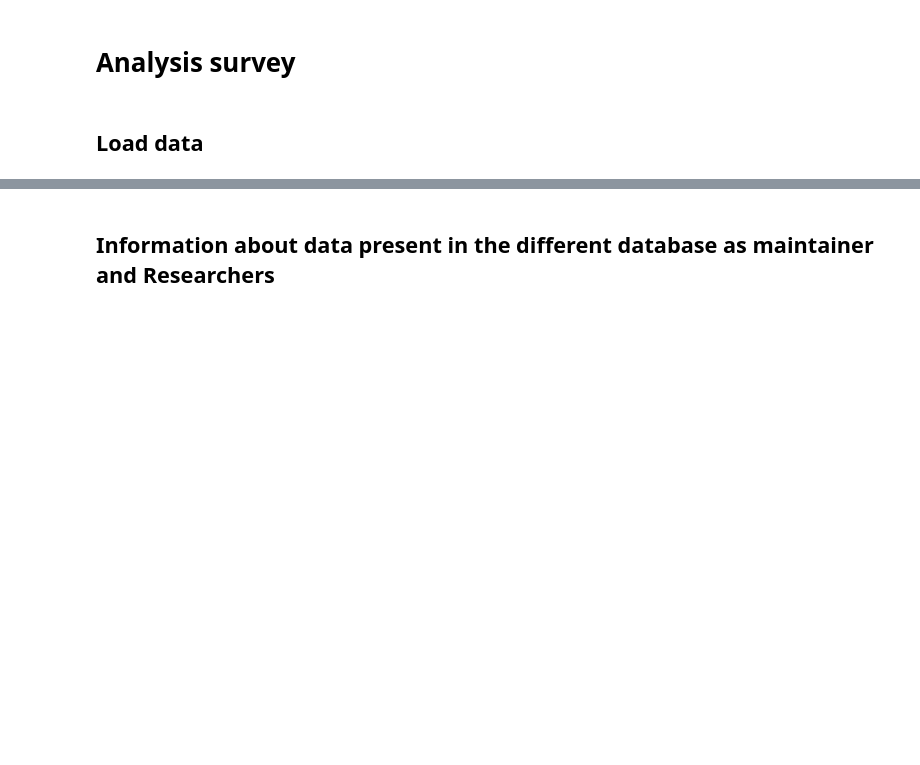
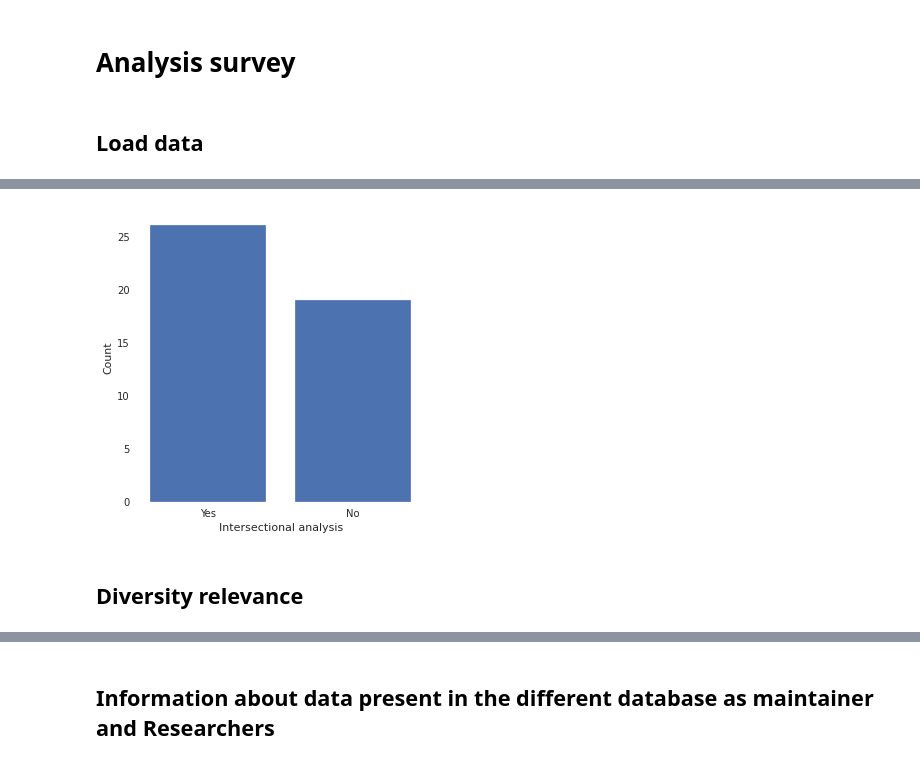
Before and after one commit to social-link-analytics-group-bsc/biohackathon-project-35, a Jupyter notebook: Survey - descriptive analysis.ipynb, the cells around one changed output, grey strips where cells are left out. Cells and saved outputs as stored; diff of their text form; code cells hidden in the pictures; blank space fills up the shorter version.

```diff
--- a/Survey - descriptive analysis.ipynb
+++ b/Survey - descriptive analysis.ipynb
@@ -76,0 +214,13 @@ df.head()
+# %%
+fig, ax = plt.subplots()
+ax.bar(intersectional_count['Intersectional analysis'], intersectional_count['Count'])
+ax.set_xlabel("Intersectional analysis")
+ax.set_ylabel('Count')
+ax.yaxis.grid(False)
+ax.xaxis.grid(False)
+plt.tight_layout()
+plt.show()
+# %% [output]
+[figure, added]
+# %% [markdown]
+## Diversity relevance
```
Also changed, not shown: parts of 36 cells of this notebook.
